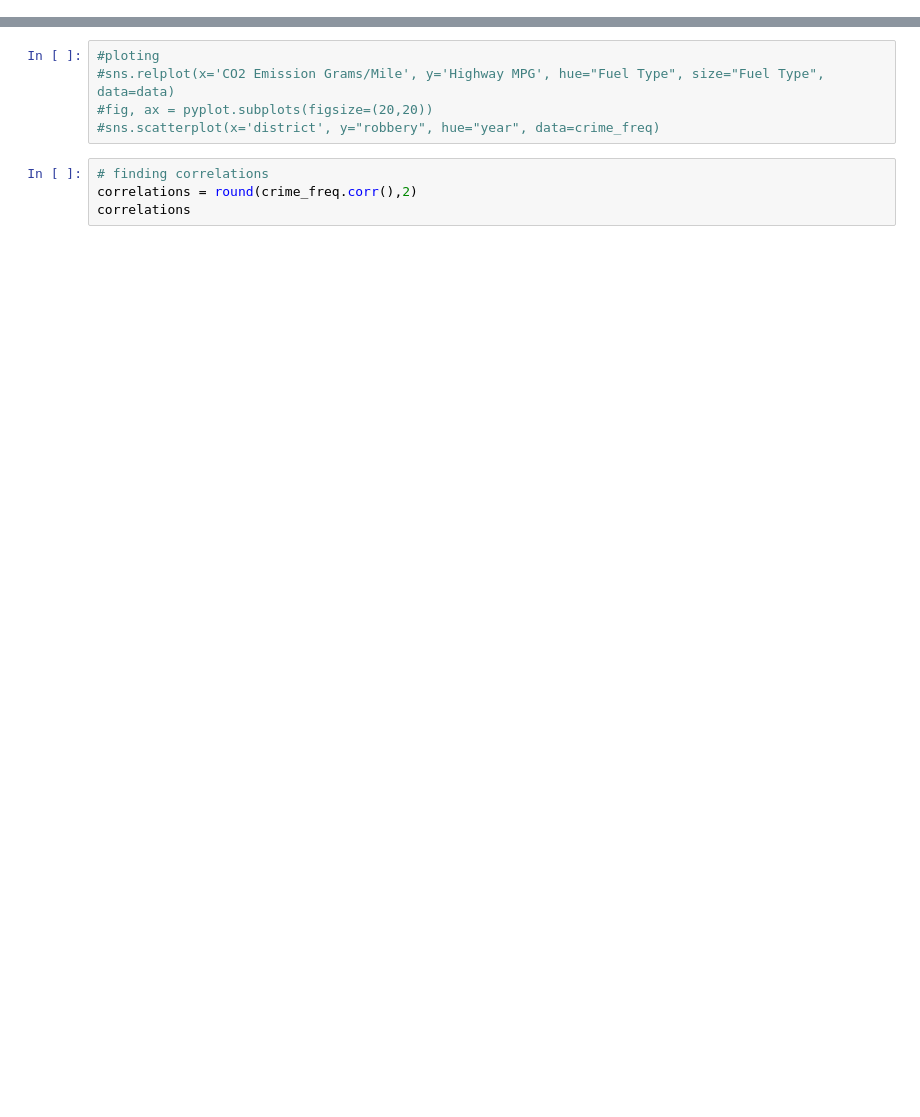
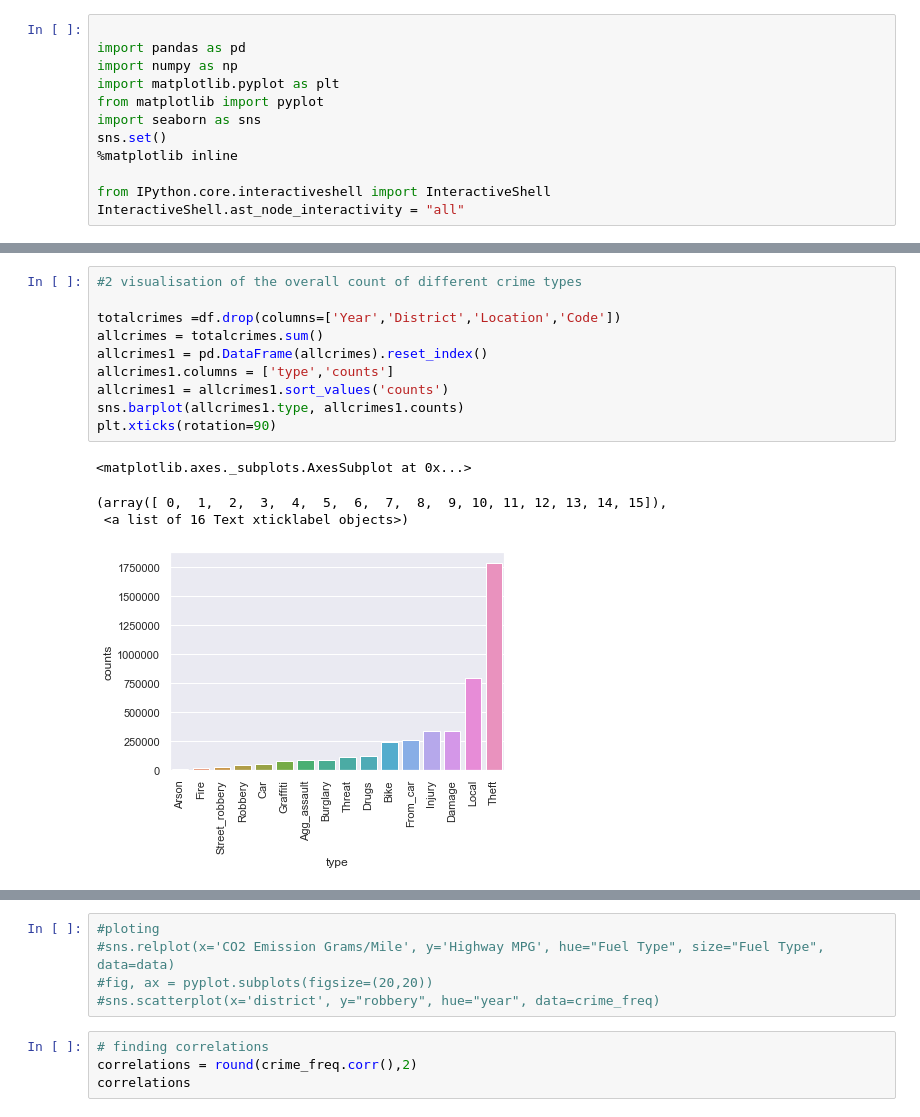
Before and after one commit to MilVas/Week-6-Project-Berlin-Crime, a Jupyter notebook: Milena.ipynb, the cells around one changed output, grey strips where cells are left out. Cells and saved outputs as stored; diff of their text form; blank space fills up the shorter version.

Commit message:
adding rearranged Berlin Crime table

```diff
--- a/Milena.ipynb
+++ b/Milena.ipynb
@@ -487,0 +3,12 @@ KeyError: "None of [Index(['district', 'type'], dtype='object')] are in the [col
+# %%
+
+import pandas as pd
+import numpy as np
+import matplotlib.pyplot as plt
+from matplotlib import pyplot
+import seaborn as sns
+sns.set()
+%matplotlib inline
+
+from IPython.core.interactiveshell import InteractiveShell
+InteractiveShell.ast_node_interactivity = "all"
@@ -487,0 +46,15 @@ KeyError: "None of [Index(['district', 'type'], dtype='object')] are in the [col
+# %%
+#2 visualisation of the overall count of different crime types
+
+totalcrimes =df.drop(columns=['Year','District','Location','Code'])
+allcrimes = totalcrimes.sum()
+allcrimes1 = pd.DataFrame(allcrimes).reset_index()
+allcrimes1.columns = ['type','counts']
+allcrimes1 = allcrimes1.sort_values('counts')
+sns.barplot(allcrimes1.type, allcrimes1.counts)
+plt.xticks(rotation=90)
+# %% [output]
+<matplotlib.axes._subplots.AxesSubplot at 0x...>
+(array([ 0,  1,  2,  3,  4,  5,  6,  7,  8,  9, 10, 11, 12, 13, 14, 15]),
+ <a list of 16 Text xticklabel objects>)
+[figure, added]
```
Also changed, not shown: parts of 78 cells of this notebook, 1 other file.
